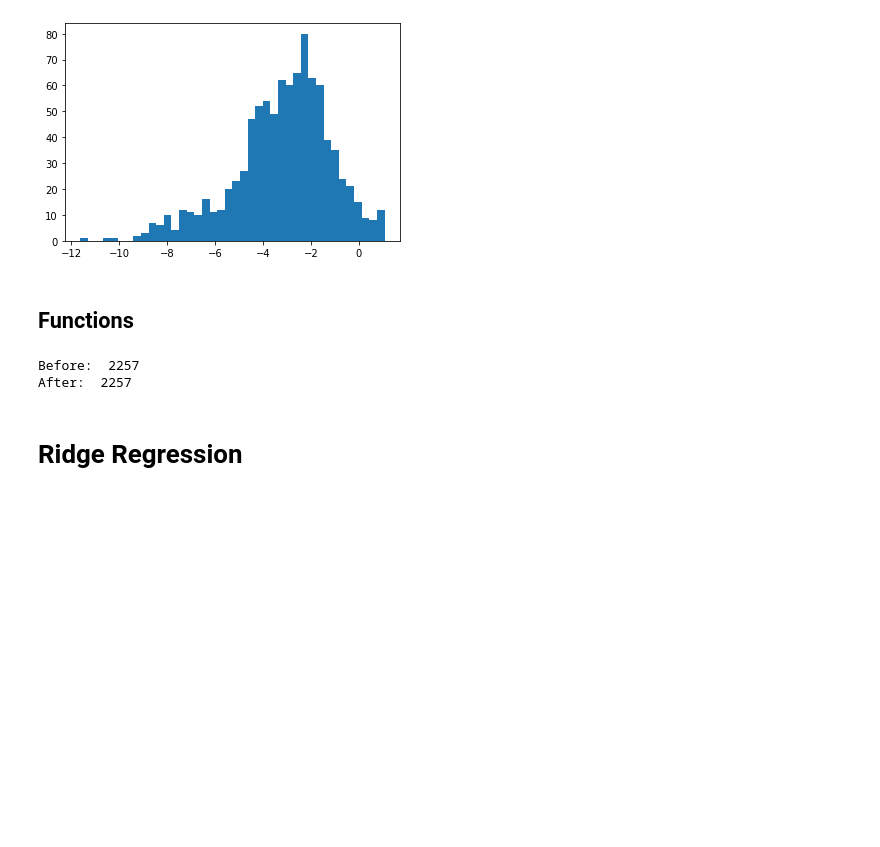
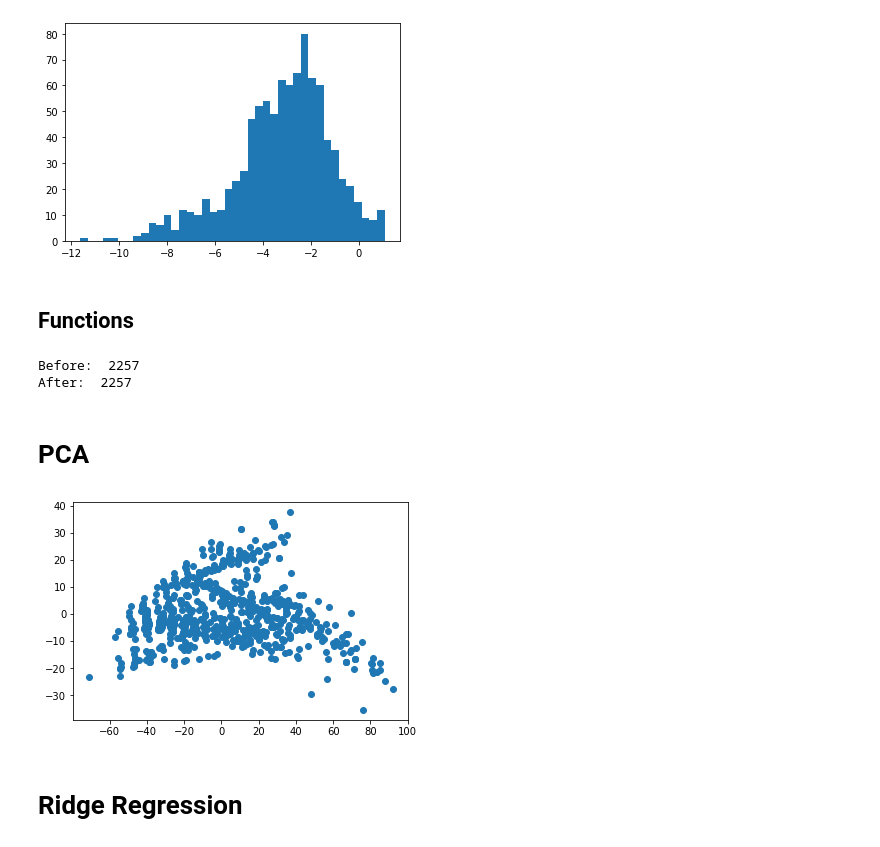
Before and after one commit to samgeoesp/hackathon_ai4sd, a Jupyter notebook: task1/task_1_group_3_pca.ipynb, the cells around one changed output. Saved outputs shown, nothing was run; the diff lists cells and outputs as text; code cells hidden in the pictures; blank space fills up the shorter version.

```diff
--- a/task1/task_1_group_3_pca.ipynb
+++ b/task1/task_1_group_3_pca.ipynb
@@ -101,3 +103,5 @@ s_test = sc.transform(X_test)
 s_test = pd.DataFrame(s_test, columns = X_test.columns, index = X_test.index)
 
 X_train, X_test = s_train, s_test
+# %% [markdown]
+# PCA
@@ -104,3 +112,8 @@ X_train, X_test = s_train, s_test
+# %%
+plt.scatter(X_train[:,0], X_train[:,1])
+plt.show()
+# %% [output]
+[figure, added]
 # %% [markdown]
 # Ridge Regression
 # %%
```
Also changed, not shown: parts of 23 cells of this notebook.
